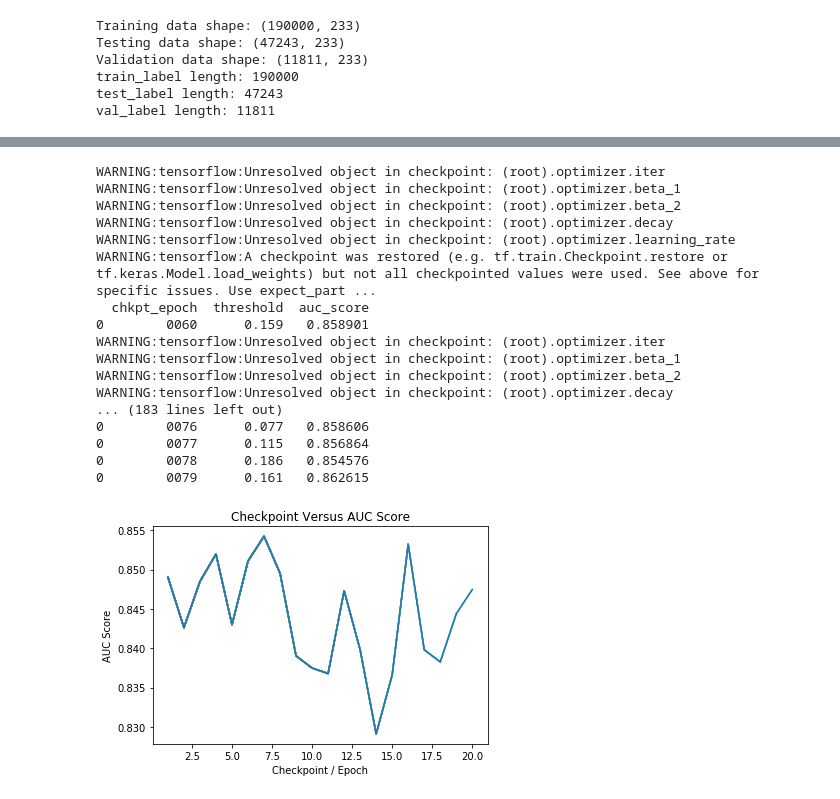
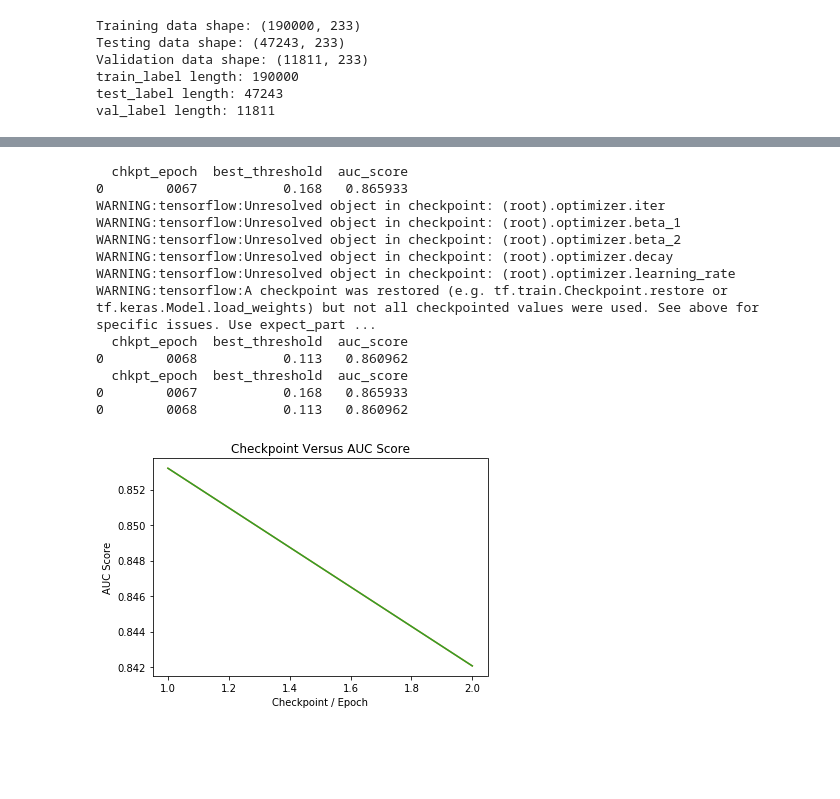
Before and after one commit to kirahman2/tensorflow_classification, a Jupyter notebook: tensorflow_classification.ipynb, the cells around one changed output, grey strips where cells are left out. Saved outputs shown, nothing was run; the diff lists cells and outputs as text; code cells hidden in the pictures; blank space fills up the shorter version.

```diff
--- a/tensorflow_classification.ipynb
+++ b/tensorflow_classification.ipynb
@@ -138,18 +102 @@ list_tune_thres
-# %%
-# use this in method to run scoring on
-
-from sklearn.preprocessing import binarize
-y_pred = model.predict(pp.test_sample, batch_size=10, verbose=0)
-
-list_threshold = [.05, .1, .15, .2, .25, .3,
-                  .35, .4, .45, .5, .55, .6]
-
-list_threshold = [.31, .32, .33, .34, .35, .36,
-                  .37, .38, .39, .4, .41, .42,.43,.44,.45,.46]
-for threshold in list_threshold:
-    y_pred_class = binarize(y_pred, threshold)#[:,1]
-    fpr, tpr, thresholds = roc_curve(pp.test_label, y_pred_class, pos_label=1)
-    auc_score = auc(fpr, tpr)
-    # list_auc_score.append(auc_score)
-    print('auc_score:', auc_score, threshold)
 # %%
@@ -385,7 +296,10 @@ class TuneNeuralNetThreshold():
 tnnt = TuneNeuralNetThreshold()
 # tnnt.tune_threshold(model)
 # %%
-class TuneNeuralNet():
+class ScoreCheckpoints():
+    '''Loading and testing each checkpoint
+
+    '''
     def __init__(self):
         self.checkpoint_path = './cp.ckpt/'
         self.list_auc_score = []
@@ -393,7 +307,6 @@ class TuneNeuralNet():
         self.chkpt_num = []
 
     def create_chkpt_list(self):
-
         list_checkpoints = []
         for file in os.listdir(self.checkpoint_path):
             val_checkpoint = file[0:12]
@@ -405,63 +318,57 @@ class TuneNeuralNet():
     def score_chkpts(self):
         list_checkpoints = self.create_chkpt_list()
         list_epoch = []
-
-        for chkpt in list_checkpoints[60:80]: # setting 66:67 for fast testing
+        for chkpt in list_checkpoints[67:69]: # setting 66:67 for fast testing
             filepath_chkpt = self.checkpoint_path + chkpt
             model = mod.create_model(MODEL_SEQ, METRICS, LR, LOSS)
             model.load_weights(filepath_chkpt)
             rounded_predictions = model.predict_classes(pp.test_sample, batch_size=10, verbose=0)
+            auc_score = self._calc_chkpt_score(rounded_predictions)
 
-            auc_score = self._calc_chkpt_score(rounded_predictions)
-            self._print_summary(chkpt, auc_score)
+#             self._print_summary(chkpt, auc_score)
+            self.chkpt_num = chkpt[3:7]
 
             tnnt.tune_threshold(model)
-
             self._plot_auc_scores()
         # printing final dataframe results
         print(tnnt.df_all_results)
         self._plot_auc_scores()
 
     def _calc_chkpt_score(self, rounded_predictions):
         fpr, tpr, thresholds = roc_curve(pp.test_label, rounded_predictions, pos_label=1)
         # cm = confusion_matrix(pp.test_label, rounded_predictions) #not needed for now
         auc_score = auc(fpr, tpr)
         self.list_auc_score.append(auc_score)
         return auc_score
 
-    def _print_summary(self, chkpt, auc_score):
+#     def _print_summary(self, chkpt, auc_score):
         # delete this when ready. We've added this to
-        self.chkpt_num = chkpt[3:7]
-#         print('Checkpoint / Epoch:', self.chkpt_num, 'auc_score:', auc_score)
+#         self.chkpt_num = chkpt[3:7]
 
     def _plot_auc_scores(self):
         list_epoch = []
         for val in range(1, len(self.list_auc_score) + 1):
             list_epoch.append(val)
         plt.plot(list_epoch, self.list_auc_score)
         plt.title("Checkpoint Versus AUC Score")
         plt.ylabel("AUC Score")
         plt.xlabel("Checkpoint / Epoch")
 
-tm = TuneNeuralNet()
-list_checkpoints = tm.create_chkpt_list()
-tm.score_chkpts()
+sc = ScoreCheckpoints()
+list_checkpoints = sc.create_chkpt_list()
+sc.score_chkpts()
 # %% [output]
+  chkpt_epoch  best_threshold  auc_score
+0        0067           0.168   0.865933
 WARNING:tensorflow:Unresolved object in checkpoint: (root).optimizer.iter
 WARNING:tensorflow:Unresolved object in checkpoint: (root).optimizer.beta_1
 WARNING:tensorflow:Unresolved object in checkpoint: (root).optimizer.beta_2
 WARNING:tensorflow:Unresolved object in checkpoint: (root).optimizer.decay
 WARNING:tensorflow:Unresolved object in checkpoint: (root).optimizer.learning_rate
 WARNING:tensorflow:A checkpoint was restored (e.g. tf.train.Checkpoint.restore or tf.keras.Model.load_weights) but not all checkpointed values were used. See above for specific issues. Use expect_part ...
-  chkpt_epoch  threshold  auc_score
-0        0060      0.159   0.858901
-WARNING:tensorflow:Unresolved object in checkpoint: (root).optimizer.iter
-WARNING:tensorflow:Unresolved object in checkpoint: (root).optimizer.beta_1
-WARNING:tensorflow:Unresolved object in checkpoint: (root).optimizer.beta_2
-WARNING:tensorflow:Unresolved object in checkpoint: (root).optimizer.decay
-... (183 lines left out)
-0        0076      0.077   0.858606
-0        0077      0.115   0.856864
-0        0078      0.186   0.854576
-0        0079      0.161   0.862615
+  chkpt_epoch  best_threshold  auc_score
+0        0068           0.113   0.860962
+  chkpt_epoch  best_threshold  auc_score
+0        0067           0.168   0.865933
+0        0068           0.113   0.860962
-[figure, old version]
+[figure, new version]
```
Also changed, not shown: parts of 12 cells of this notebook.
